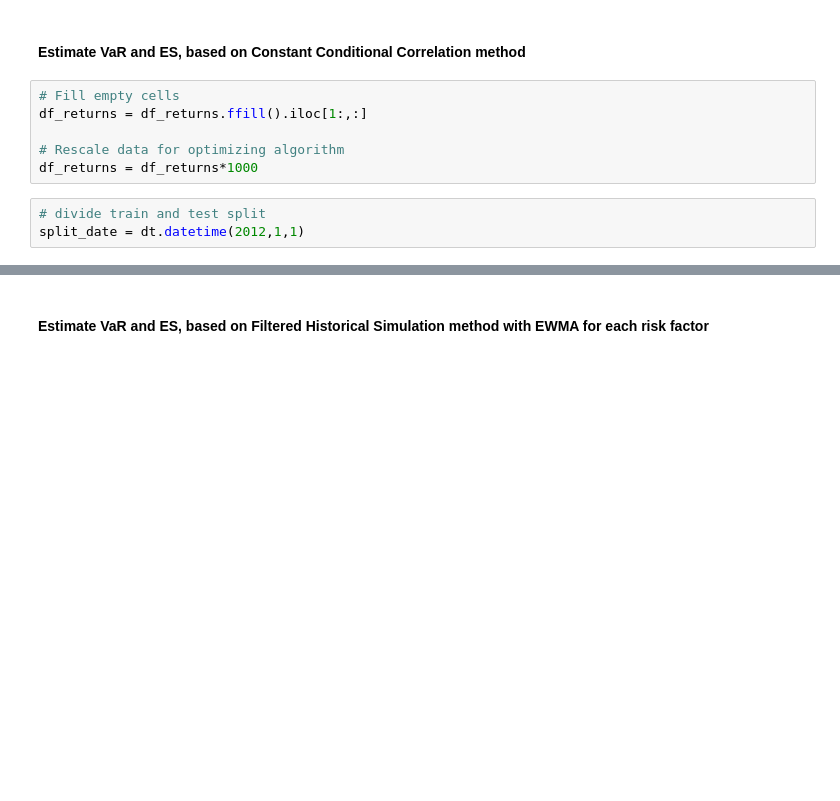
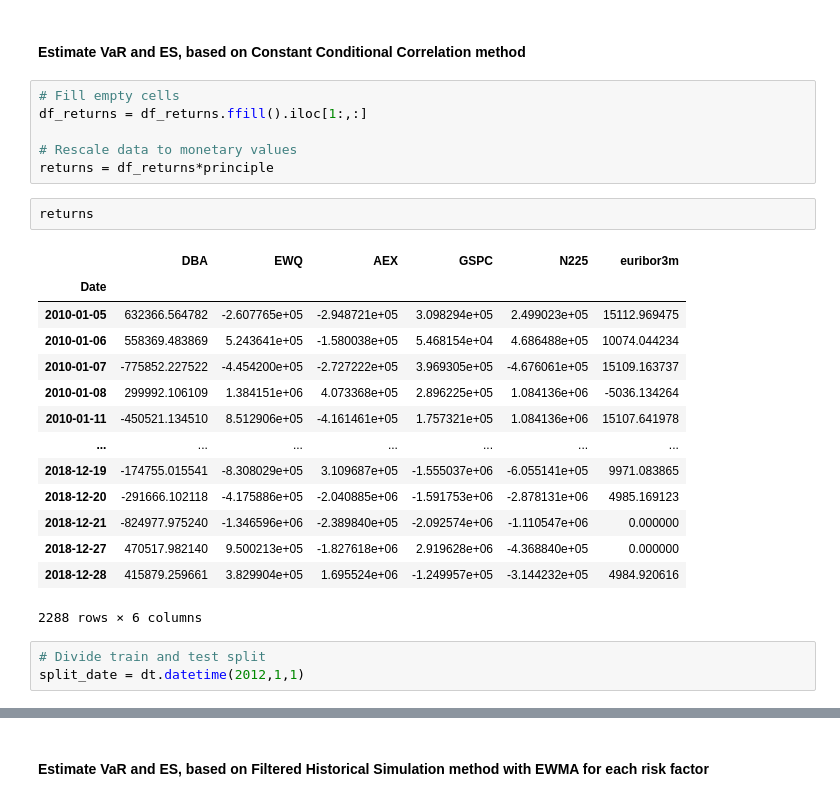
Before and after one commit to danielsteman/QFRM, a Jupyter notebook: QFRM_assignment1.ipynb, the cells around one changed output, grey strips where cells are left out. Drawn from its saved outputs; the diff is of its cells as text; blank space fills up the shorter version.

```diff
--- a/QFRM_assignment1.ipynb
+++ b/QFRM_assignment1.ipynb
@@ -288,10 +290,27 @@ VaR 99% 1d: -2314570.75, ES 99% 1d: -3059666.776
 # Fill empty cells
 df_returns = df_returns.ffill().iloc[1:,:]
 
-# Rescale data for optimizing algorithm
-df_returns = df_returns*1000
+# Rescale data to monetary values
+returns = df_returns*principle
+# %%
+returns
+# %% [output]
+|  | DBA | EWQ | AEX | GSPC | N225 | euribor3m |
+| Date |  |  |  |  |  |  |
+| 2010-01-05 | 632366.564782 | -2.607765e+05 | -2.948721e+05 | 3.098294e+05 | 2.499023e+05 | 15112.969475 |
+| 2010-01-06 | 558369.483869 | 5.243641e+05 | -1.580038e+05 | 5.468154e+04 | 4.686488e+05 | 10074.044234 |
+| 2010-01-07 | -775852.227522 | -4.454200e+05 | -2.727222e+05 | 3.969305e+05 | -4.676061e+05 | 15109.163737 |
+| 2010-01-08 | 299992.106109 | 1.384151e+06 | 4.073368e+05 | 2.896225e+05 | 1.084136e+06 | -5036.134264 |
+| 2010-01-11 | -450521.134510 | 8.512906e+05 | -4.161461e+05 | 1.757321e+05 | 1.084136e+06 | 15107.641978 |
+| ... | ... | ... | ... | ... | ... | ... |
+| 2018-12-19 | -174755.015541 | -8.308029e+05 | 3.109687e+05 | -1.555037e+06 | -6.055141e+05 | 9971.083865 |
+| 2018-12-20 | -291666.102118 | -4.175886e+05 | -2.040885e+06 | -1.591753e+06 | -2.878131e+06 | 4985.169123 |
+| 2018-12-21 | -824977.975240 | -1.346596e+06 | -2.389840e+05 | -2.092574e+06 | -1.110547e+06 | 0.000000 |
+| 2018-12-27 | 470517.982140 | 9.500213e+05 | -1.827618e+06 | 2.919628e+06 | -4.368840e+05 | 0.000000 |
+| 2018-12-28 | 415879.259661 | 3.829904e+05 | 1.695524e+06 | -1.249957e+05 | -3.144232e+05 | 4984.920616 |
+2288 rows × 6 columns
 # %%
-# divide train and test split
+# Divide train and test split
 split_date = dt.datetime(2012,1,1)
 # %%
 from arch import arch_model
```
Also changed, not shown: parts of 17 cells of this notebook.
